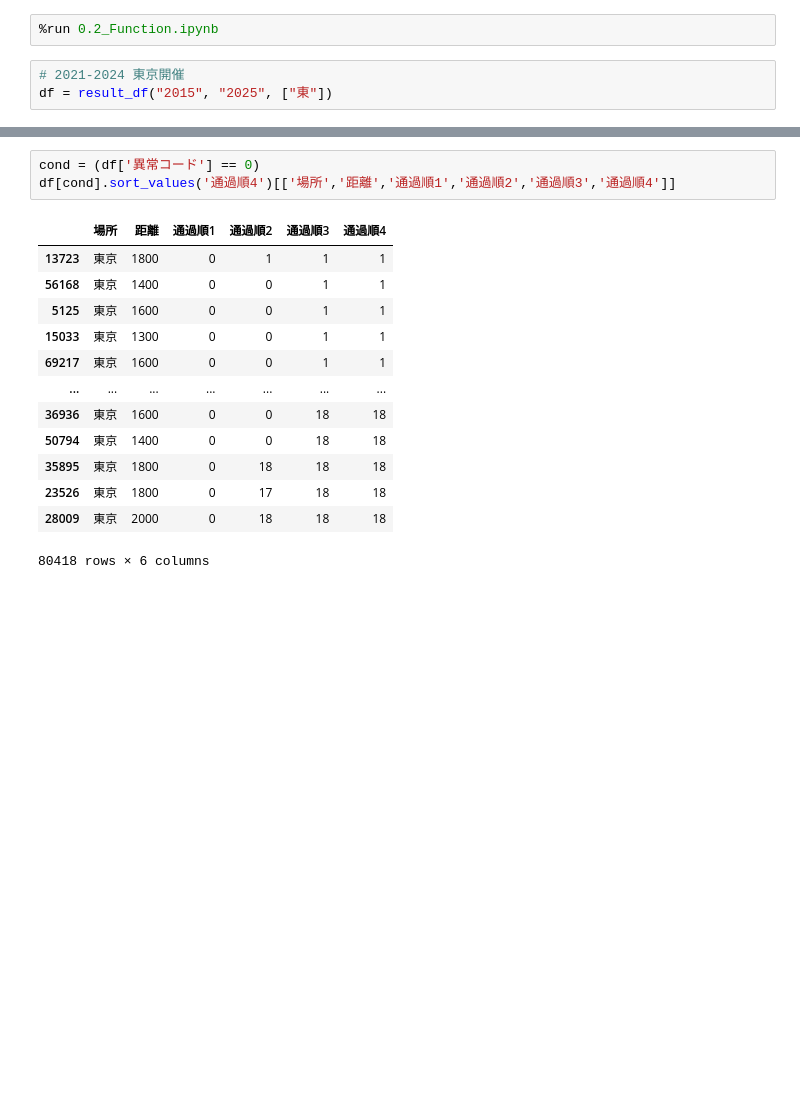
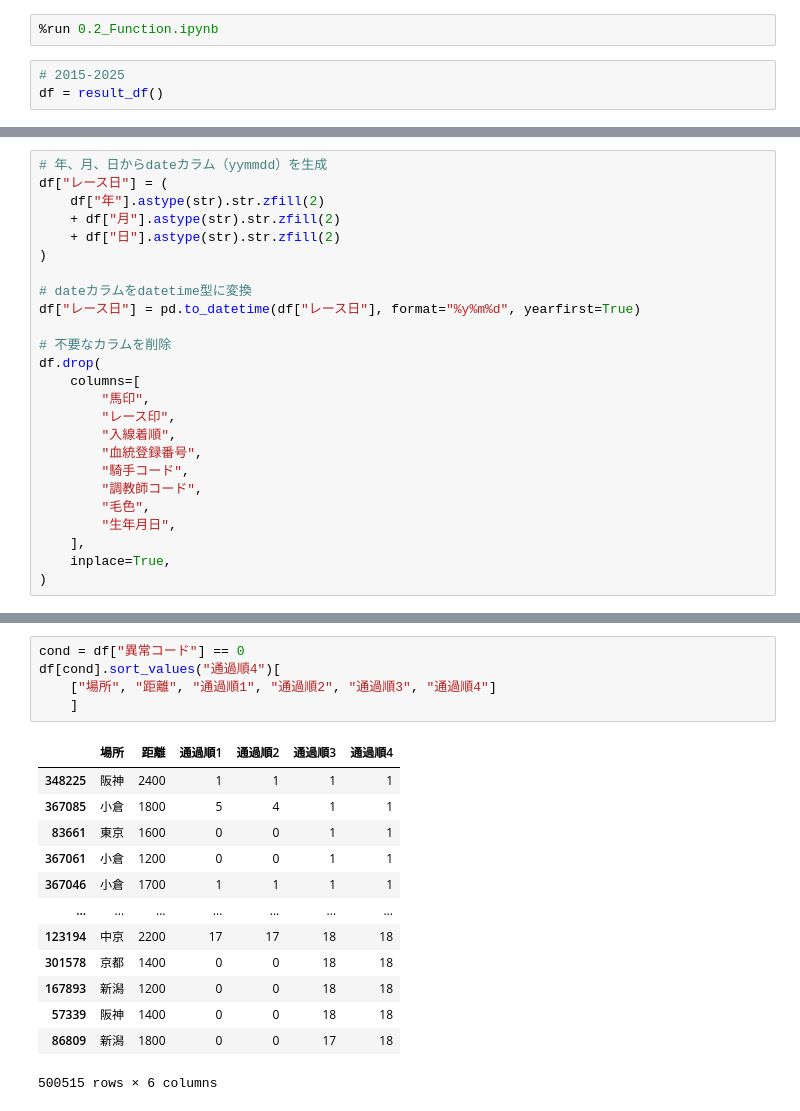
Before and after one commit to syamaguc/unicorn, a Jupyter notebook: book/notebooks/0.3.1_Pre-Processing.ipynb, the cells around one changed output, grey strips where cells are left out. Saved outputs shown, nothing was run; the diff lists cells and outputs as text; blank space fills up the shorter version.

```diff
--- a/book/notebooks/0.3.1_Pre-Processing.ipynb
+++ b/book/notebooks/0.3.1_Pre-Processing.ipynb
@@ -3,5 +3,5 @@
 # %%
 %run 0.2_Function.ipynb
 # %%
-# 2021-2024 東京開催
-df = result_df("2015", "2025", ["東"])
+# 2015-2025
+df = result_df()
@@ -16,3 +8,28 @@ df.sample(3)
+# %%
+# 年、月、日からdateカラム（yymmdd）を生成
+df["レース日"] = (
+    df["年"].astype(str).str.zfill(2)
+    + df["月"].astype(str).str.zfill(2)
+    + df["日"].astype(str).str.zfill(2)
+)
+
+# dateカラムをdatetime型に変換
+df["レース日"] = pd.to_datetime(df["レース日"], format="%y%m%d", yearfirst=True)
+
+# 不要なカラムを削除
+df.drop(
+    columns=[
+        "馬印",
+        "レース印",
+        "入線着順",
+        "血統登録番号",
+        "騎手コード",
+        "調教師コード",
+        "毛色",
+        "生年月日",
+    ],
+    inplace=True,
+)
 # %%
 df.columns
 # %% [output]
@@ -44,19 +60,21 @@ PCI                float64
 レース日        datetime64[ns]
 dtype: object
 # %%
-cond = (df['異常コード'] == 0)
-df[cond].sort_values('通過順4')[['場所','距離','通過順1','通過順2','通過順3','通過順4']]
+cond = df["異常コード"] == 0
+df[cond].sort_values("通過順4")[
+    ["場所", "距離", "通過順1", "通過順2", "通過順3", "通過順4"]
+    ]
 # %% [output]
 |  | 場所 | 距離 | 通過順1 | 通過順2 | 通過順3 | 通過順4 |
-| 13723 | 東京 | 1800 | 0 | 1 | 1 | 1 |
-| 56168 | 東京 | 1400 | 0 | 0 | 1 | 1 |
-| 5125 | 東京 | 1600 | 0 | 0 | 1 | 1 |
-| 15033 | 東京 | 1300 | 0 | 0 | 1 | 1 |
-| 69217 | 東京 | 1600 | 0 | 0 | 1 | 1 |
+| 348225 | 阪神 | 2400 | 1 | 1 | 1 | 1 |
+| 367085 | 小倉 | 1800 | 5 | 4 | 1 | 1 |
+| 83661 | 東京 | 1600 | 0 | 0 | 1 | 1 |
+| 367061 | 小倉 | 1200 | 0 | 0 | 1 | 1 |
+| 367046 | 小倉 | 1700 | 1 | 1 | 1 | 1 |
 | ... | ... | ... | ... | ... | ... | ... |
-| 36936 | 東京 | 1600 | 0 | 0 | 18 | 18 |
-| 50794 | 東京 | 1400 | 0 | 0 | 18 | 18 |
-| 35895 | 東京 | 1800 | 0 | 18 | 18 | 18 |
-| 23526 | 東京 | 1800 | 0 | 17 | 18 | 18 |
-| 28009 | 東京 | 2000 | 0 | 18 | 18 | 18 |
+| 123194 | 中京 | 2200 | 17 | 17 | 18 | 18 |
+| 301578 | 京都 | 1400 | 0 | 0 | 18 | 18 |
+| 167893 | 新潟 | 1200 | 0 | 0 | 18 | 18 |
+| 57339 | 阪神 | 1400 | 0 | 0 | 18 | 18 |
+| 86809 | 新潟 | 1800 | 0 | 0 | 17 | 18 |
-80418 rows × 6 columns
+500515 rows × 6 columns
```
Also changed, not shown: parts of 20 cells of this notebook, 5 other files.
